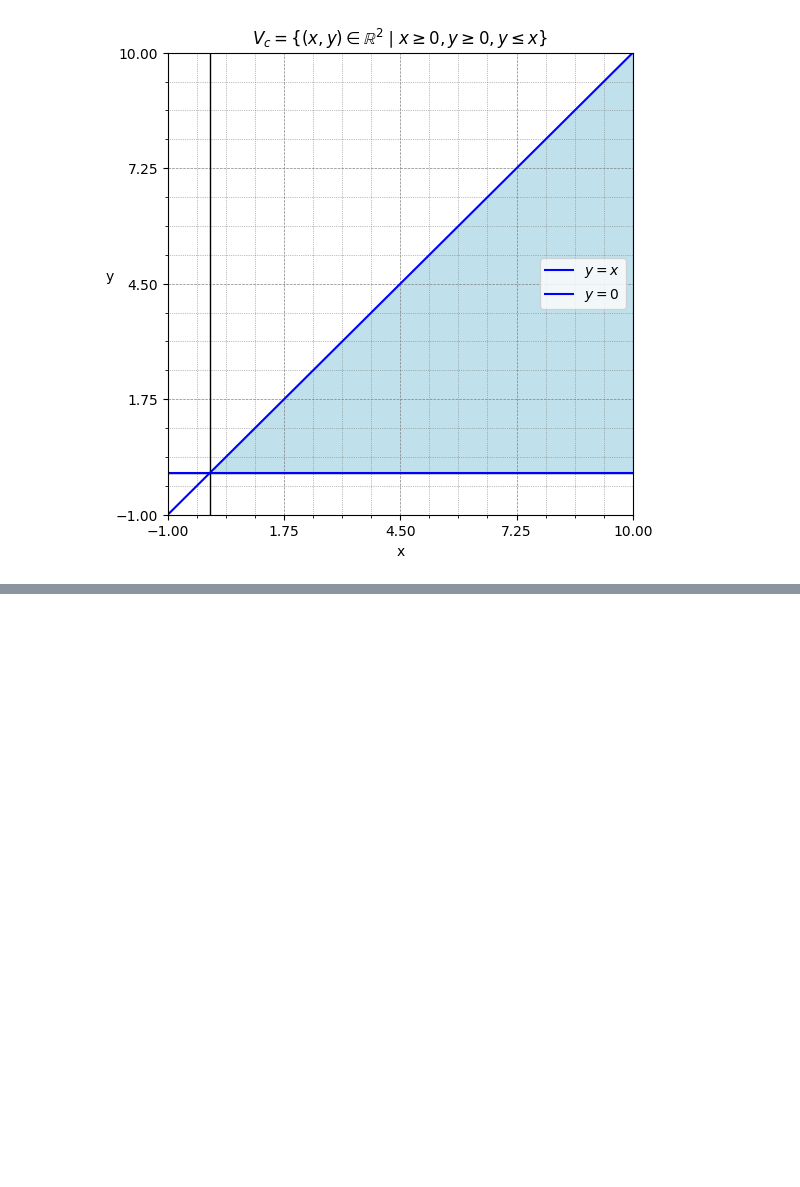
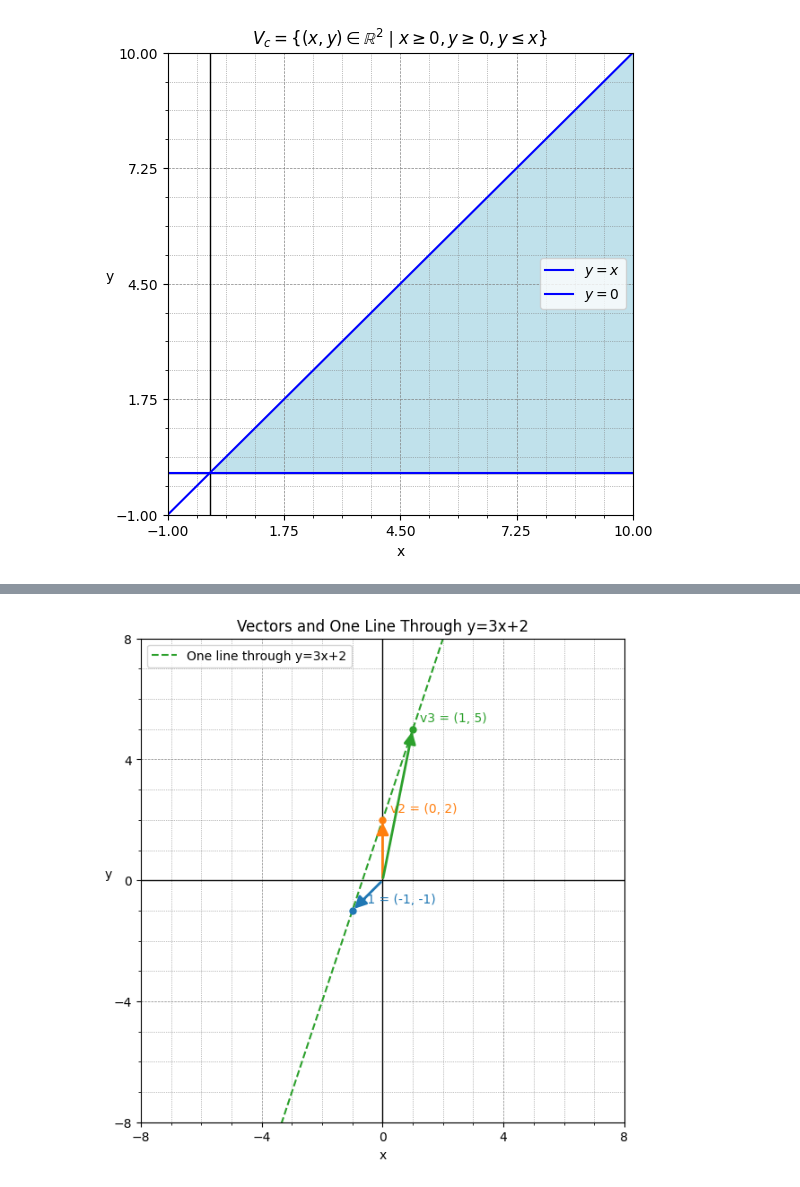
Before and after one commit to seanjiangsh/math-practice, a Jupyter notebook: linear-algebra/vectors.ipynb, the cells around one changed output, grey strips where cells are left out. Cells and saved outputs as stored; diff of their text form; code cells hidden in the pictures; blank space fills up the shorter version.

```diff
--- a/linear-algebra/vectors.ipynb
+++ b/linear-algebra/vectors.ipynb
@@ -220,0 +280,53 @@ plot_lines(
+# %%
+# y=3x+2 with x=-1,0,1
+# V = Span([-1, -1])
+# V = Span([0, 2])
+# V = Span([1, 5])
+vectors = {
+    'v1': (-1, -1),
+    'v2': (0, 2),
+    'v3': (1, 5),
+}
+
+limits = {'x': (-8, 8), 'y': (-8, 8)}
+result = plot_basic_vectors(
+    vectors,
+    title='Vectors and One Line Through v1, v2, v3',
+    limits=limits,
+    new_figure=True,
+    setup_axes=True,
+    show=False,
+ )
+
+v1 = np.array(result['v1'], dtype=float)
+v2 = np.array(result['v2'], dtype=float)
+v3 = np.array(result['v3'], dtype=float)
+
+direction = v2 - v1
+if np.allclose(direction, 0):
+    raise ValueError('v1 and v2 must be different points to define a line')
+
+# Check whether v3 is on the same line as v1 and v2.
+cross = direction[0] * (v3 - v1)[1] - direction[1] * (v3 - v1)[0]
+if not np.isclose(cross, 0):
+    raise ValueError('v1, v2, and v3 are not collinear; cannot draw one shared line')
+
+t = np.linspace(-10, 10, 400)
+line = {
+    'x': v1[0] + t * direction[0],
+    'y': v1[1] + t * direction[1],
+    'label': 'One line through y=3x+2',
+    'color': 'tab:green',
+    'linestyle': '--',
+}
+
+plot_lines(
+    'Vectors and One Line Through y=3x+2',
+    [line],
+    limits=limits,
+    new_figure=False,
+    setup_axes=False,
+    show=True,
+ )
+# %% [output]
+[figure, added]
```
Also changed, not shown: parts of 5 cells of this notebook, 12 other files.
